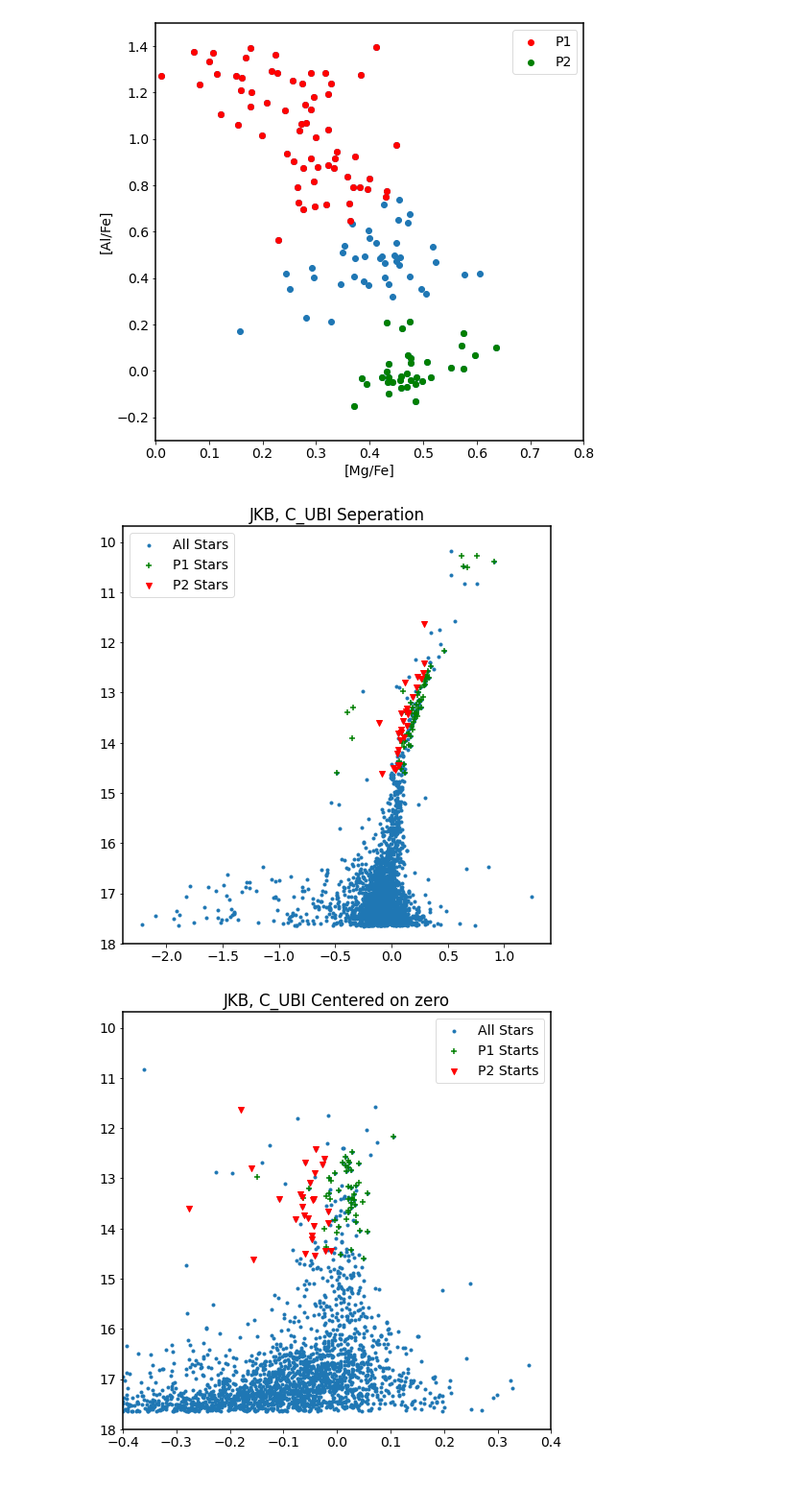
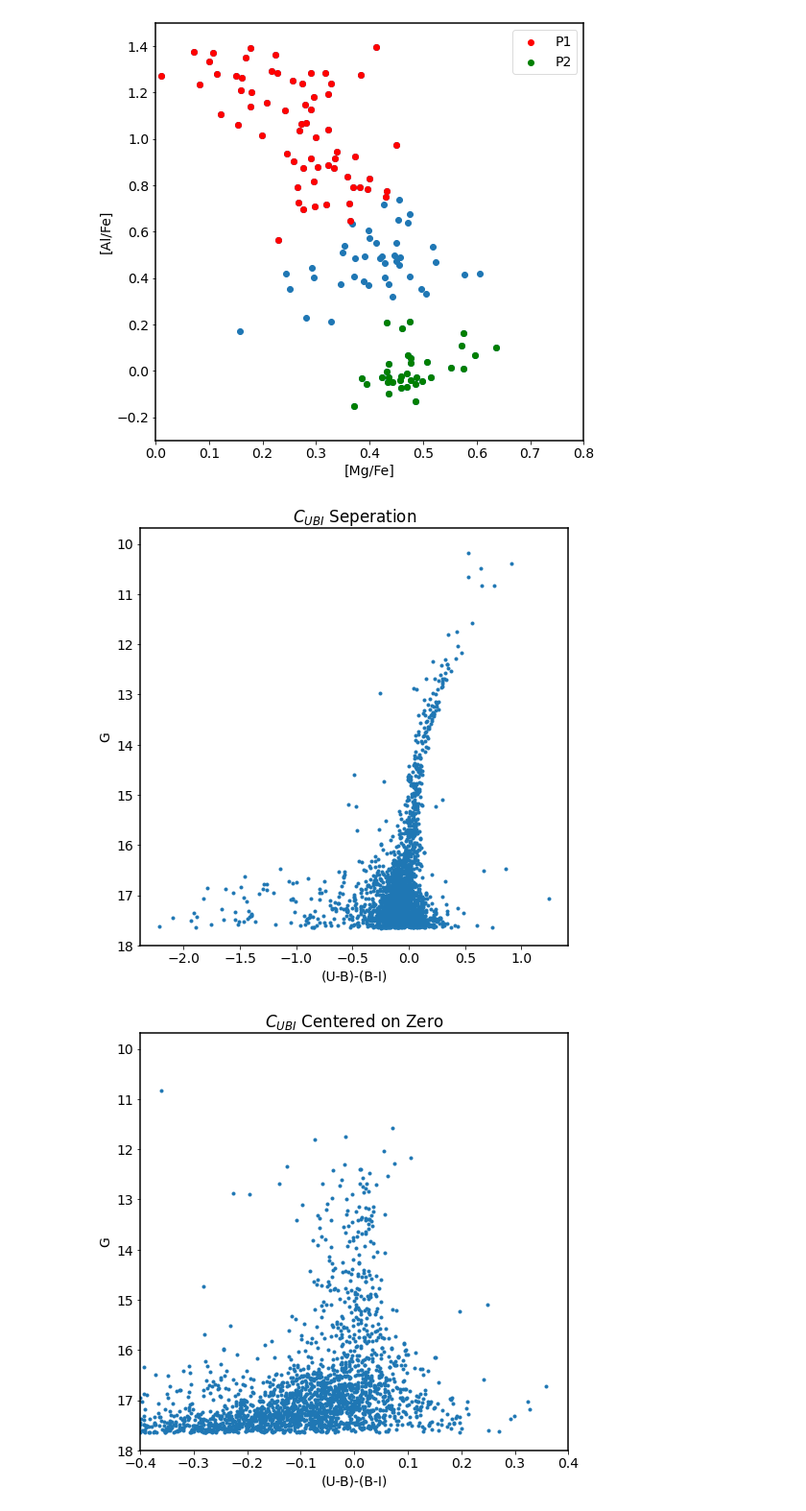
Before and after one commit to ispirovjr/Honors-Project-Population-Separation, a Jupyter notebook: Jupyter Notebooks/PopulationSeperation.ipynb, the cells around one changed output. Shown: that part at 96% size. Cells and saved outputs as stored; diff of their text form; code cells hidden in the pictures; blank space fills up the shorter version.

```diff
--- a/Jupyter Notebooks/PopulationSeperation.ipynb
+++ b/Jupyter Notebooks/PopulationSeperation.ipynb
@@ -92,7 +97,7 @@ dataFrame.join(
 | 1,811,709,769 | 1636148068921376768 | Gaia DR3 6917528993283204480 | 6917528993283204480 | 1752369455 | 2016.0 | 314.9990506659998 | 0.46705666 | -0.0025711556032855 | 0.17601353 | ... |
 | 1,811,709,770 | 1636148068921376768 | Gaia DR3 6917528997577384320 | 6917528997577384320 | 850216462 | 2016.0 | 315.0036380392331 | 0.25540954 | -0.0067588176394917 | 0.0991791 | ... |
 # %%
-dirr = "/Users/users/spirov/ClusterProject/GC_membership/data/"
+dirr = "/Users/users/spirov/Blk/Archive/ClusterProject/GC_membership/data/"
 name = "NGC_6752"
 sam = vaex.open(dirr+name+".hdf5")
 
@@ -100,7 +105,7 @@ sam = vaex.open(dirr+name+".hdf5")
 sampl = sam[sam["memberprob"]>0.85]
 members = dataFrame['source_id'].isin(sampl['source_id'].values)
 
-mdir = "/Users/users/spirov/ClusterProject/"
+mdir = "/Users/users/spirov/Blk/Archive/ClusterProject/"
 
 standardsApogee = vaex.from_csv(mdir+"J_MNRAS_492_1641_Gaia_EDR3 (1)")
 # %%
@@ -410,41 +415,45 @@ plt.scatter(p1C,p1m,c='g',marker="+",label="P1 Stars")
 plt.scatter(p2C,p2m,c='r',marker="v",label="P2 Stars")
 
 
-plt.title(f"{name} Seperation")
+plt.title(r"$C_{UBI}$ Seperation")
 plt.legend()
 plt.ylim(18, min(nG)-0.5)
+plt.xlabel("(U-B)-(B-I)")
+plt.ylabel("G")
 #plt.xlim(-0.4,.4)
 plt.show()
 # %% [output]
-[figure, old version]
+[figure, new version]
 # %%
 p1C = color[P1]
 p2C = color[P2]
 mg = clusterFrame.phot_g_mean_mag.values
 p1m = mg[P1]
 p2m = mg[P2]
 
 p1zC = color[P1] - f(p1m)
 p2zC = color[P2] - f(p2m)
 
 
 
 plt.figure(figsize=(8,8))
 
 
 plt.scatter(NC, MG, marker=".",label="All Stars")
 
-plt.scatter(p1zC,p1m,c='g',marker="+",label="P1 Starts")
-plt.scatter(p2zC,p2m,c='r',marker="v",label="P2 Starts")
+#plt.scatter(p1zC,p1m,c='g',marker="+",label="P1 Starts")
+#plt.scatter(p2zC,p2m,c='r',marker="v",label="P2 Starts")
 
-plt.title(f"{name} Centered on zero")
-plt.legend()
+plt.title(r"$C_{UBI}$ Centered on Zero")
+#plt.legend()
 plt.ylim(18, min(nG)-0.5)
 plt.xlim(-0.4,.4)
+plt.xlabel("(U-B)-(B-I)")
+plt.ylabel("G")
 
 plt.show()
 # %% [output]
-[figure, old version]
+[figure, new version]
 # %%
 r= 0.2
 bs = np.linspace(-r,r,80)
```
Also changed, not shown: parts of 2 cells of this notebook, 6 other files.
